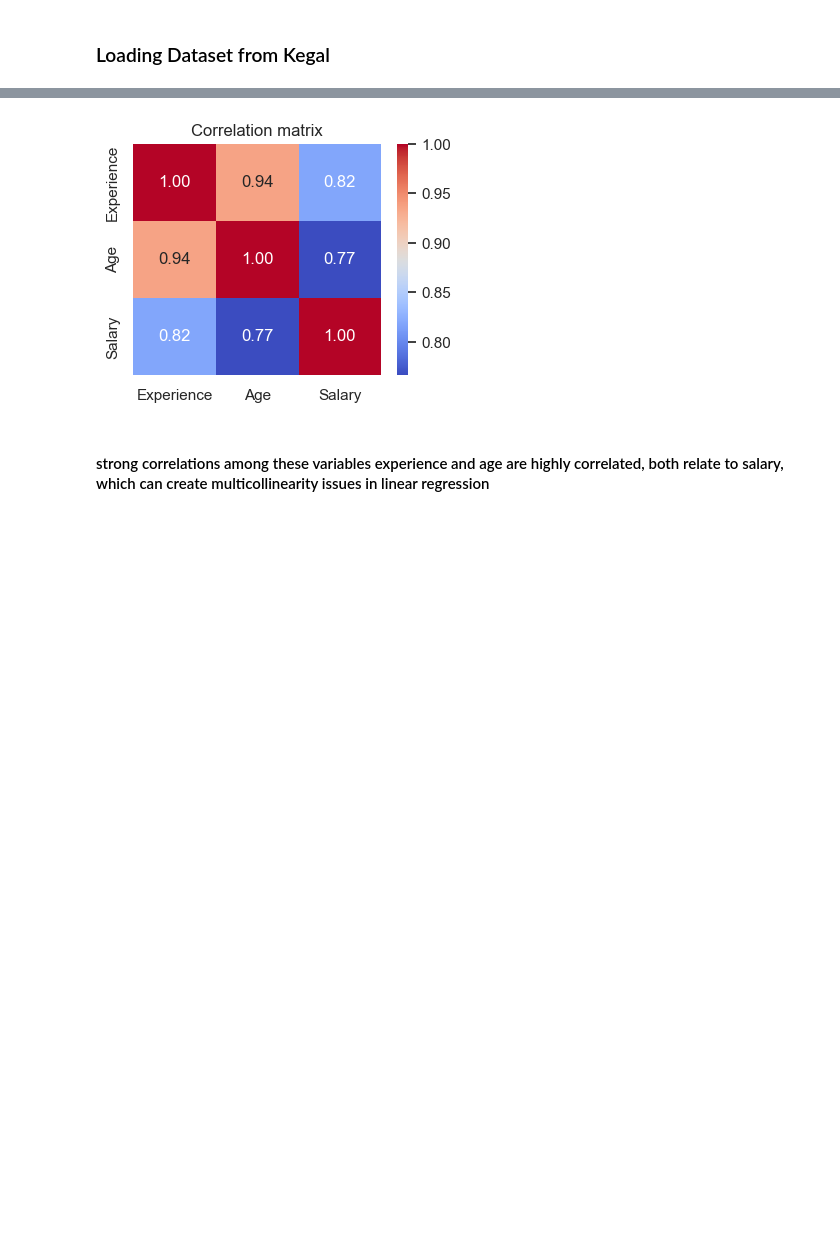
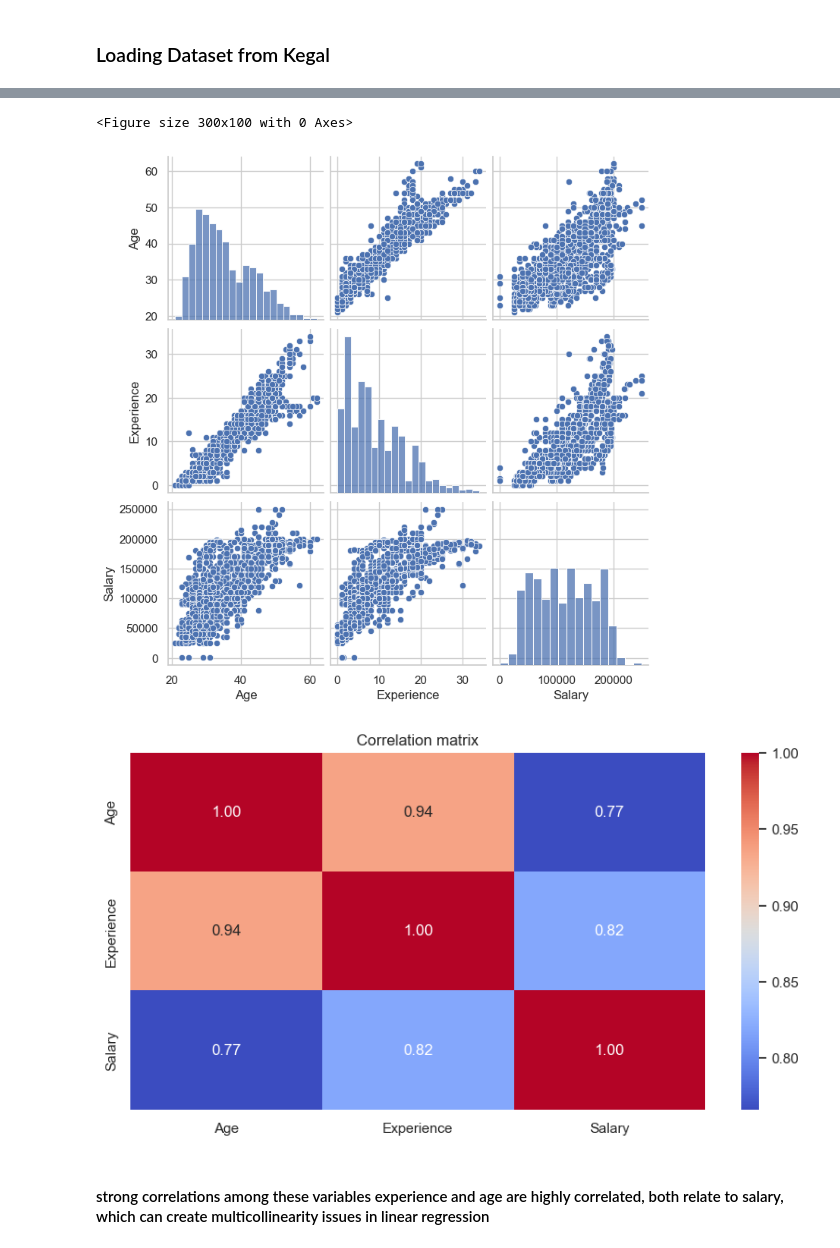
Before and after one commit to AsharArmoghan/Salary_Prediction_model, a Jupyter notebook: salary_prediction_model.ipynb, the cells around one changed output, grey strips where cells are left out. Cells and saved outputs as stored; diff of their text form; code cells hidden in the pictures; blank space fills up the shorter version.

```diff
--- a/salary_prediction_model.ipynb
+++ b/salary_prediction_model.ipynb
@@ -95,27 +135,0 @@ Length: 4, dtype: str
-# %%
-# categorical data
-for col in ['Gender', 'Education', 'Job']:
-    df[col] = df[col].astype(str).str.lower().str.strip()
-df['Education'] = df['Education'].replace(
-    {
-        "unknown": pd.NA,
-        'nan': pd.NA,
-        "bachelor's degree": "bachelor's",
-        "master's degree": "master's",
-    }
-)
-# removing extra gender
-df['Gender'] = df['Gender'].replace(
-    {
-        "": pd.NA,
-        "nan": pd.NA,
-        "unknown": pd.NA,
-        "other": pd.NA,
-        "femle": "female",
-        "malee": "male",
-    }
-)
-for col in ['Gender', 'Education', 'Job', 'Experience']:
-    print(df[col].unique())
-
-print(df['Experience'].unique())
@@ -182,25 +432,25 @@ Shape before removing duplicates: (6704, 6) after removing duplicates: (1791, 6)
 # %%
 # Pairplot to see relationships
-# sns.pairplot(df[["Years of Experience", "Age", "Salary"]])
-# plt.show()
+
+plt.figure(figsize=(3, 1))
+sns.pairplot(df_clean[numeric_features])
+plt.show()
 
 # Correlation heatmap
-plt.figure(figsize=(4, 3))
+plt.figure(figsize=(10, 5))
 sns.heatmap(
-    df_clean[
-        [
-            "Experience",
-            "Age",
-            "Salary",
-        ]
-    ].corr(),
+    df_clean[numeric_features].corr(),
     annot=True,
     cmap="coolwarm",
     fmt=".2f",
 )
 plt.title("Correlation matrix")
 plt.show()
 # %% [output]
+<Figure size 300x100 with 0 Axes>
-[figure, old version]
+[figure, new version]
+[figure, added]
+# %% [markdown]
+#### strong correlations among these variables experience and age are highly correlated, both relate to salary, which can create multicollinearity issues in linear regression
 # %%
 # creating pipelines
@@ -256,6 +510,4 @@ job_pipeline = Pipeline(
         ),
     ]
 )
-# %% [markdown]
-#### strong correlations among these variables experience and age are highly correlated, both relate to salary, which can create multicollinearity issues in linear regression
 # %%
```
Also changed, not shown: parts of 18 cells of this notebook, 8 other files.
